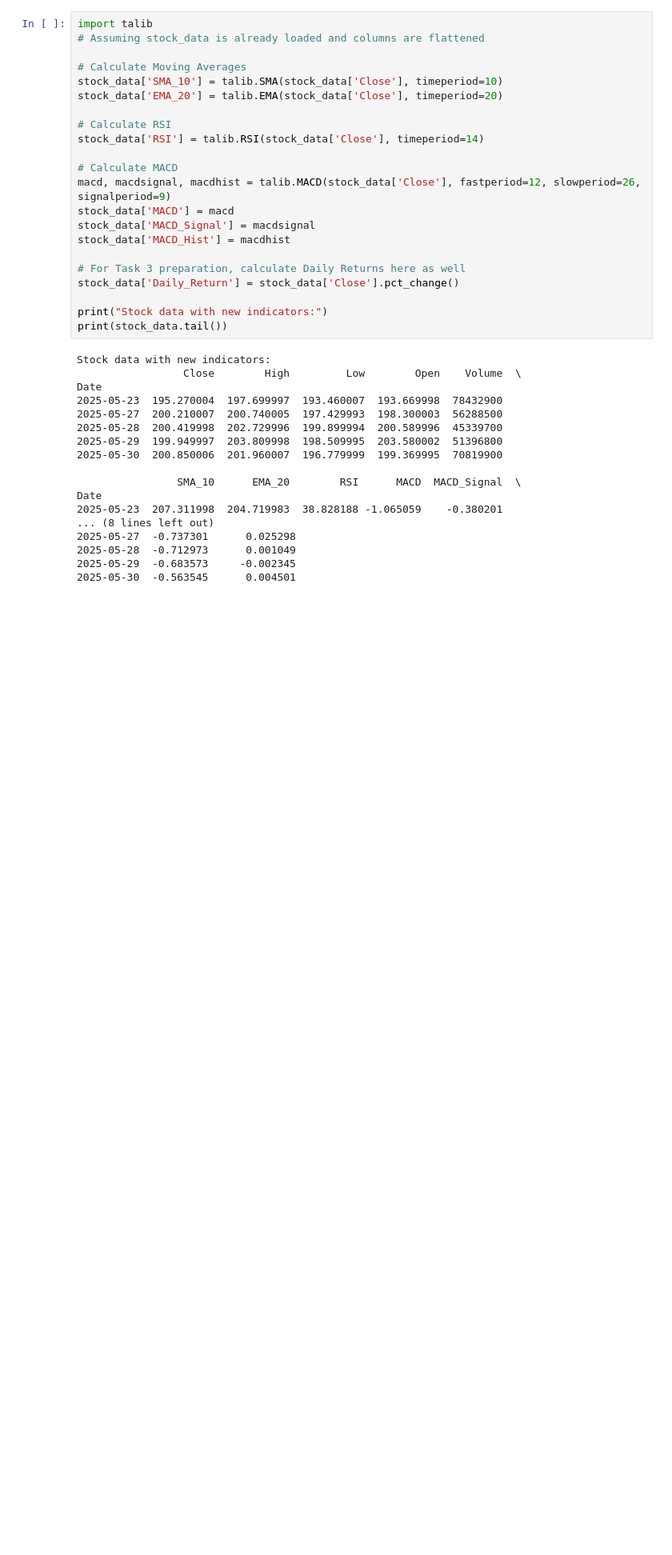
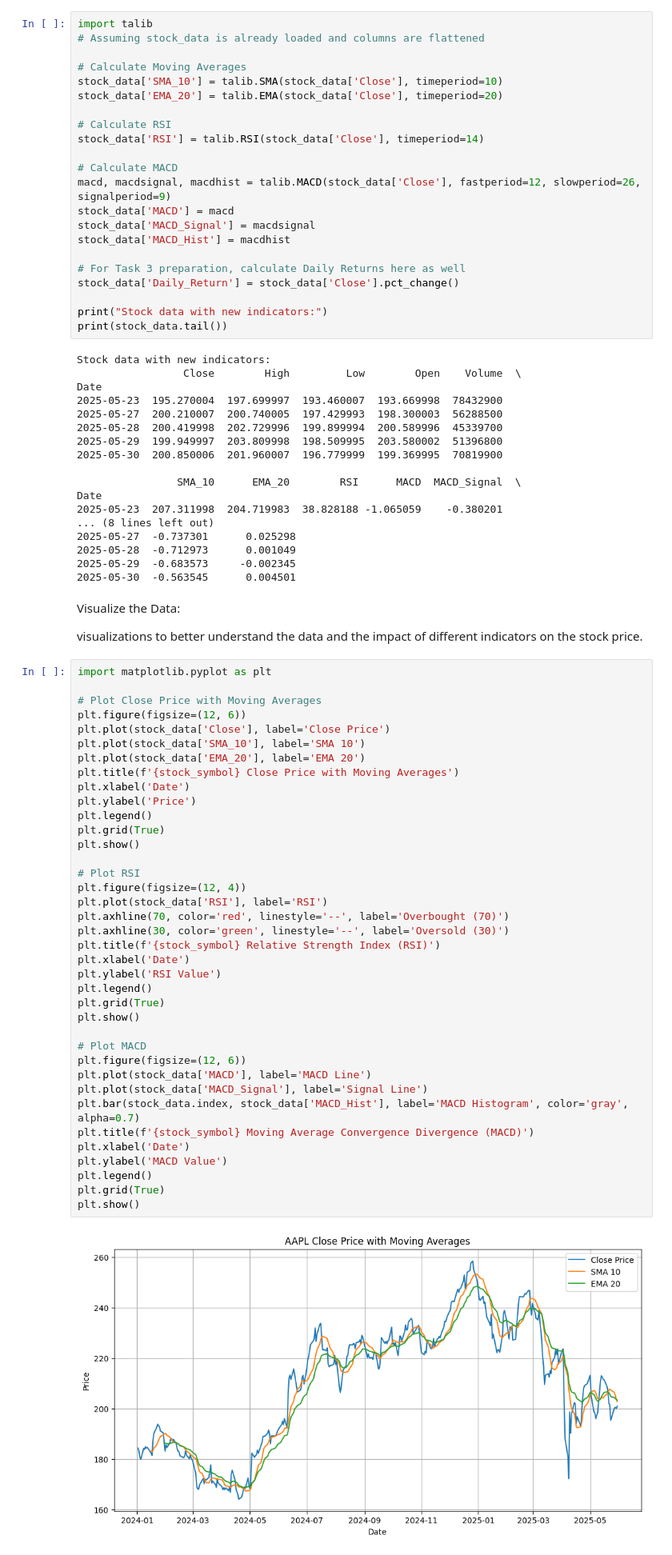
Before and after one commit to abeni505/week1-news-sentiment-analysis, a Jupyter notebook: notebooks/task_2_analysis.ipynb, the cells around one changed output. Shown at 80% size. Drawn from its saved outputs; the diff is of its cells as text; blank space fills up the shorter version.

Commit message:
feat(task-2): Added comprehensive visualizations for technical indicators

```diff
--- a/notebooks/task_2_analysis.ipynb
+++ b/notebooks/task_2_analysis.ipynb
@@ -107,3 +107,47 @@ Date
 2025-05-28  -0.712973      0.001049
 2025-05-29  -0.683573     -0.002345
 2025-05-30  -0.563545      0.004501
+# %% [markdown]
+Visualize the Data:
+
+visualizations to better understand the data and the impact of diﬀerent indicators on the stock price.
+# %%
+import matplotlib.pyplot as plt
+
+# Plot Close Price with Moving Averages
+plt.figure(figsize=(12, 6))
+plt.plot(stock_data['Close'], label='Close Price')
+plt.plot(stock_data['SMA_10'], label='SMA 10')
+plt.plot(stock_data['EMA_20'], label='EMA 20')
+plt.title(f'{stock_symbol} Close Price with Moving Averages')
+plt.xlabel('Date')
+plt.ylabel('Price')
+plt.legend()
+plt.grid(True)
+plt.show()
+
+# Plot RSI
+plt.figure(figsize=(12, 4))
+plt.plot(stock_data['RSI'], label='RSI')
+plt.axhline(70, color='red', linestyle='--', label='Overbought (70)')
+plt.axhline(30, color='green', linestyle='--', label='Oversold (30)')
+plt.title(f'{stock_symbol} Relative Strength Index (RSI)')
+plt.xlabel('Date')
+plt.ylabel('RSI Value')
+plt.legend()
+plt.grid(True)
+plt.show()
+
+# Plot MACD
+plt.figure(figsize=(12, 6))
+plt.plot(stock_data['MACD'], label='MACD Line')
+plt.plot(stock_data['MACD_Signal'], label='Signal Line')
+plt.bar(stock_data.index, stock_data['MACD_Hist'], label='MACD Histogram', color='gray', alpha=0.7)
+plt.title(f'{stock_symbol} Moving Average Convergence Divergence (MACD)')
+plt.xlabel('Date')
+plt.ylabel('MACD Value')
+plt.legend()
+plt.grid(True)
+plt.show()
+# %% [output]
+[figure, added]
```
Also changed, not shown: parts of 1 cell of this notebook.
